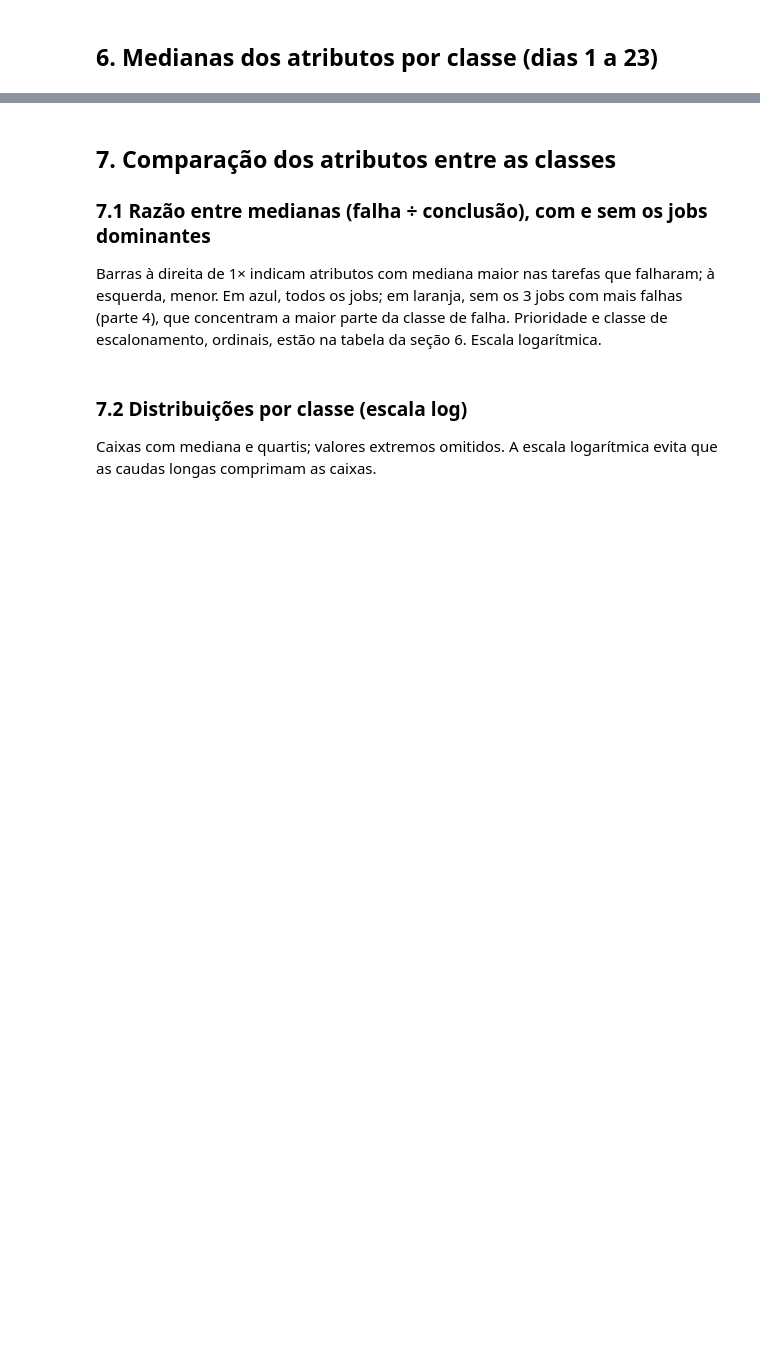
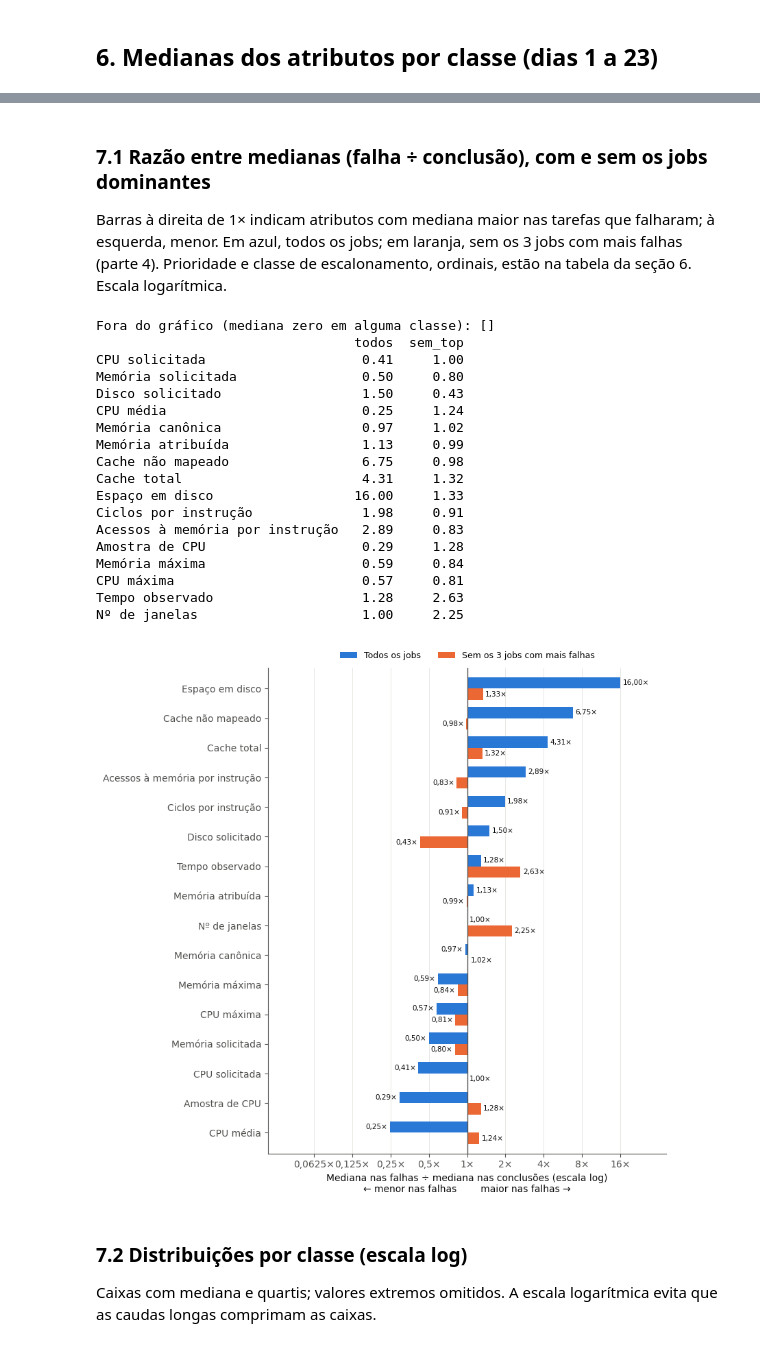
Before and after one commit to trsantanarural/predicao-falhas-tarefas, a Jupyter notebook: notebooks/03_analise_exploratoria.ipynb, the cells around one changed output, grey strips where cells are left out. Cells and saved outputs as stored; diff of their text form; code cells hidden in the pictures; blank space fills up the shorter version.

Commit message:
Figura comparativa com e sem jobs dominantes e seção 8.

```diff
--- a/notebooks/03_analise_exploratoria.ipynb
+++ b/notebooks/03_analise_exploratoria.ipynb
@@ -87,48 +135,59 @@ tr.groupby('falha')[FEAT].median().T
 # %% [markdown]
-## 7. Comparação dos atributos entre as classes
 ### 7.1 Razão entre medianas (falha ÷ conclusão), com e sem os jobs dominantes
-Barras à direita de 1× indicam atributos com mediana maior nas tarefas que falharam; à esquerda, menor. Em azul, todos os jobs; em laranja, sem os 3 jobs com mais falhas (parte 4), que concentram a maior parte da classe de falha. Prioridade e classe de escalonamento, ordinais, estão na tabela da seção 6. Escala logarítmica.
+Barras à direita de 1× indicam atributos com mediana maior nas tarefas que falharam; à esquerda, menor. Em azul, todos os jobs; em laranja, sem os 3 jobs com mais falhas (parte 4). Prioridade e classe de escalonamento, ordinais, estão na tabela da seção 6. Escala logarítmica.
 # %%
-NOMES = {'priority':'Prioridade','scheduling_class':'Classe de escalonamento','cpu_req':'CPU solicitada',
-         'ram_req':'Memória solicitada','disk_req':'Disco solicitado','cpu_rate':'CPU média',
-         'canonical_mem':'Memória canônica','assigned_mem':'Memória atribuída',
-         'unmapped_cache':'Cache não mapeado','total_cache':'Cache total','disk_space':'Espaço em disco',
-         'cpi':'Ciclos por instrução','mai':'Acessos à memória por instrução','sampled_cpu':'Amostra de CPU',
-         'max_mem':'Memória máxima','max_cpu':'CPU máxima','tempo_obs':'Tempo observado',
-         'n_janelas':'Nº de janelas'}
-
 # Atributos contínuos comparados; prioridade e classe de escalonamento (ordinais) ficam na tabela da seção 6
 CONT = ['cpu_req','ram_req','disk_req','cpu_rate','canonical_mem','assigned_mem','unmapped_cache',
         'total_cache','disk_space','cpi','mai','sampled_cpu','max_mem','max_cpu','tempo_obs','n_janelas']
 top3 = fj.head(3).index                      # 3 jobs com mais falhas (parte 4)
 
 def razao(df):
     m = df.groupby('falha')[CONT].median().T
     return (m[1] / m[0]).where((m[0] > 0) & (m[1] > 0))
 
 r = pd.DataFrame({'todos': razao(tr), 'sem_top': razao(tr[~tr.job_id.isin(top3)])}).dropna()
 print('Fora do gráfico (mediana zero em alguma classe):', [NOMES[c] for c in CONT if c not in r.index])
 print(r.round(2).rename(index=NOMES).to_string())
 r = r.sort_values('todos')
 
 fig, ax = plt.subplots(figsize=(7.5, 0.5 * len(r) + 1.2))
 y = np.arange(len(r)); h = 0.38
 ax.barh(y + h/2, np.log2(r['todos']), height=h, color=AZUL, label='Todos os jobs', zorder=2)
 ax.barh(y - h/2, np.log2(r['sem_top']), height=h, color=LARANJA, label='Sem os 3 jobs com mais falhas', zorder=2)
 ax.axvline(0, color=TXT2, lw=1)
 for yi, (a, b) in zip(y, r[['todos', 'sem_top']].values):
     for val, dy in ((a, h/2), (b, -h/2)):
         ax.text(np.log2(val) + (0.06 if val >= 1 else -0.06), yi + dy, f'{val:.2f}×'.replace('.', ','),
                 va='center', ha='left' if val >= 1 else 'right', fontsize=7.5, color=TXT)
 lim = np.abs(np.log2(r.values)).max() * 1.3
 ax.set_xlim(-lim, lim); ax.set_ylim(-0.7, len(r) - 0.3)
 tk = [t for t in range(-4, 5) if abs(t) <= lim]
 ax.set_xticks(tk); ax.set_xticklabels([f'{2.0**t:g}×'.replace('.', ',') for t in tk])
 ax.set_yticks(y); ax.set_yticklabels([NOMES[c] for c in r.index]); ax.grid(axis='y', visible=False)
 ax.set_xlabel('Mediana nas falhas ÷ mediana nas conclusões (escala log)\n← menor nas falhas        maior nas falhas →')
 ax.legend(loc='lower center', bbox_to_anchor=(0.5, 1.0), ncol=2, frameon=False, fontsize=9)
 fig.savefig(f'{FIG}/razao_medianas.png', dpi=200)
 plt.show()
+# %% [output]
+Fora do gráfico (mediana zero em alguma classe): []
+                                 todos  sem_top
+CPU solicitada                    0.41     1.00
+Memória solicitada                0.50     0.80
+Disco solicitado                  1.50     0.43
+CPU média                         0.25     1.24
+Memória canônica                  0.97     1.02
+Memória atribuída                 1.13     0.99
+Cache não mapeado                 6.75     0.98
+Cache total                       4.31     1.32
+Espaço em disco                  16.00     1.33
+Ciclos por instrução              1.98     0.91
+Acessos à memória por instrução   2.89     0.83
+Amostra de CPU                    0.29     1.28
+Memória máxima                    0.59     0.84
+CPU máxima                        0.57     0.81
+Tempo observado                   1.28     2.63
+Nº de janelas                     1.00     2.25
+[figure, added]
 # %% [markdown]
 ### 7.2 Distribuições por classe (escala log)
 Caixas com mediana e quartis; valores extremos omitidos. A escala logarítmica evita que as caudas longas comprimam as caixas.
```
Also changed, not shown: parts of 12 cells of this notebook.
